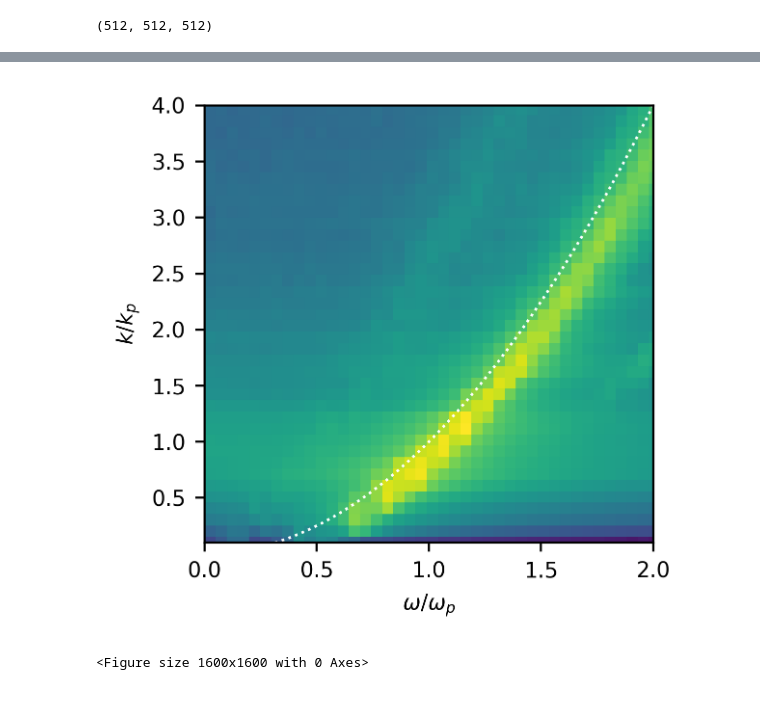
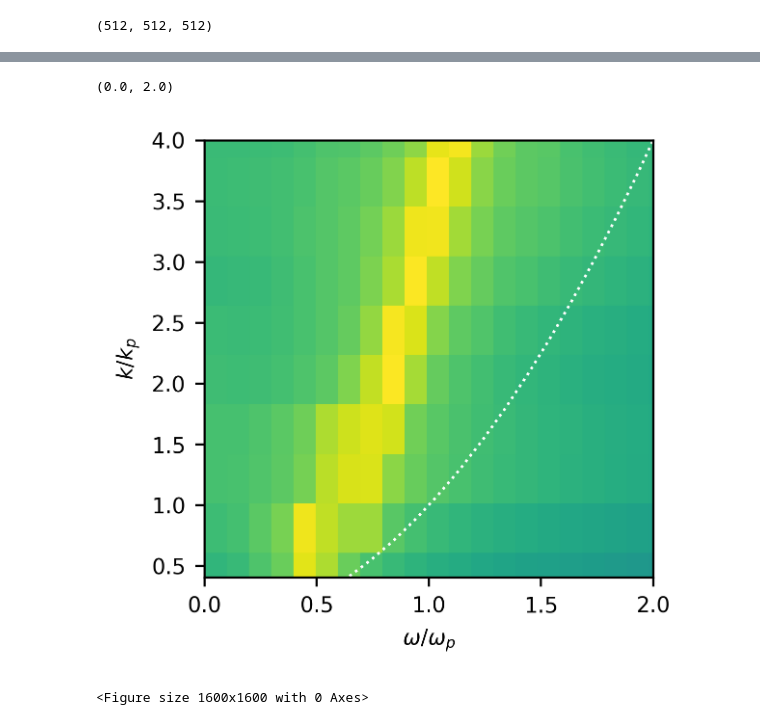
Before and after one commit to DeikeLab/jiarongw-postprocessing, a Jupyter notebook: jupyter_notebook/project_specific/multilayer/PowerSpectrum.ipynb, the cells around one changed output, grey strips where cells are left out. Drawn from its saved outputs; the diff is of its cells as text; code cells hidden in the pictures.

```diff
--- a/jupyter_notebook/project_specific/multilayer/PowerSpectrum.ipynb
+++ b/jupyter_notebook/project_specific/multilayer/PowerSpectrum.ipynb
@@ -78,8 +80,8 @@ data = eta_series
 
 dt = 0.1    # sampling frequency, (Hz)
 # L0 = 500.; N = 512 # Domain size and grid number in each direction
-# L0 = 200.; N = 512 # Domain size and grid number in each direction
-L0 = 50.; N = 512 # Domain size and grid number in each direction
+L0 = 200.; N = 512 # Domain size and grid number in each direction
+# L0 = 50.; N = 512 # Domain size and grid number in each direction
 
 dx = L0/N     # spatial sampling step along X in (m)
 dy = L0/N      # spatial sampling step along Y in (m)
@@ -102,3 +104,37 @@ spectrum_3d = np.fft.fftn(data) / (N*N*Nt)**0.5
 # that zero-frequency component appears at the center of the spectrum
 spectrum_3d = np.fft.fftshift(spectrum_3d, axes=(0,1,2))
 F_3D = (np.absolute(spectrum_3d))**2 / N**2 / Nt / (dkx*dky*domega)
+# %%
+fig = plt.figure(figsize=[2,2]); ax = plt.gca()
+# F_3D has dimension omega*kx*ky
+F_komega = np.zeros((100, F_3D.shape[0])) # F_komega of dimension nr*omega
+lim = 200
+""" The make_r_theta_vals function has theta as axis 0 """
+for i in range(0, F_3D.shape[0]):
+    radii, thetas, F_rtheta = make_r_theta_vals(xs=kx[lim:-lim],ys=ky[lim:-lim],F_xy=F_3D[i][lim:-lim,lim:-lim],ntheta=100,nr=100) # F_rtheta is of dim nr*ntheta
+    dtheta = thetas[1] - thetas[0]
+    F_komega[:,i] = np.sum(F_rtheta*radii*dtheta, axis=0) # Azimuthal average  \int F(k,theta,omega)*k*dtheta
+
+a = 200
+# kp = 2*np.pi/100
+kp = 2*np.pi/40
+# kp = 2*np.pi/10
+omegap = (kp*9.8)**0.5
+psd = plt.pcolormesh(omega[a:-a]/omegap, radii/kp, np.log(F_komega[:,a:-a]/np.max(F_komega[:,a:-a])), vmax=0, vmin=-10)
+
+plt.plot(omega[200:-200]/omegap, (omega[200:-200])**2/9.8/kp, ':', lw=1, c='w')
+cbar = plt.colorbar(psd)
+cbar.set_label(r'$\log(F(k,\omega)/F_{max}) $', labelpad=-2)
+
+plt.xlabel('$\omega/\omega_p$')
+plt.ylabel('$k/k_p$')
+
+ax.set_ylim([radii[1]/kp,6])
+ax.set_xlim([0,4])
+ax.text(-0.3, 1.0, '(b)', transform=ax.transAxes, fontsize='medium', verticalalignment='top')
+
+# fig.savefig('figures/dispersion_500m.pdf', bbox_inches='tight', pad_inches=0)
+# fig.savefig('figures/dispersion_200m_colorbar.pdf', bbox_inches='tight', pad_inches=0)
+fig.savefig('figures_vector/dispersion_200m_colorbar.eps', bbox_inches='tight', pad_inches=0)
+# fig.savefig('figures/dispersion_50m.pdf', bbox_inches='tight', pad_inches=0)
+# plt.plot(omega[a:300], omega[a:300]**2/9.8, '--', 'w', color='w')
@@ -105,34 +143,35 @@ F_3D = (np.absolute(spectrum_3d))**2 / N**2 / Nt / (dkx*dky*domega)
 # %%
 fig = plt.figure(figsize=[3,3]); ax = plt.gca()
 # F_3D has dimension omega*kx*ky
 F_komega = np.zeros((100, F_3D.shape[0])) # F_komega of dimension nr*omega
 lim = 220
 """ The make_r_theta_vals function has theta as axis 0 """
 for i in range(0, F_3D.shape[0]):
     radii, thetas, F_rtheta = make_r_theta_vals(xs=kx[lim:-lim],ys=ky[lim:-lim],F_xy=F_3D[i][lim:-lim,lim:-lim],ntheta=100,nr=100) # F_rtheta is of dim nr*ntheta
     dtheta = thetas[1] - thetas[0]
     F_komega[:,i] = np.sum(F_rtheta*radii*dtheta, axis=0) # Azimuthal average  \int F(k,theta,omega)*k*dtheta
 
 a = 206
 # kp = 2*np.pi/100
-# kp = 2*np.pi/40
-kp = 2*np.pi/10
+kp = 2*np.pi/40
+# kp = 2*np.pi/10
 omegap = (kp*9.8)**0.5
 psd = plt.pcolormesh(omega[a:-a]/omegap, radii/kp, np.log(F_komega[:,a:-a]))
 
 plt.plot(omega[240:-200]/omegap, (omega[240:-200])**2/9.8/kp, ':', lw=1, c='w')
 
 plt.xlabel('$\omega/\omega_p$')
 plt.ylabel('$k/k_p$')
 
 ax.set_ylim([radii[1]/kp,4])
 ax.set_xlim([0,2])
 # fig.savefig('figures/dispersion_500m.pdf', bbox_inches='tight', pad_inches=0)
 # fig.savefig('figures/dispersion_200m.pdf', bbox_inches='tight', pad_inches=0)
-fig.savefig('figures/dispersion_50m.pdf', bbox_inches='tight', pad_inches=0)
+# fig.savefig('figures/dispersion_50m.pdf', bbox_inches='tight', pad_inches=0)
 # plt.plot(omega[a:300], omega[a:300]**2/9.8, '--', 'w', color='w')
 # %% [output]
+(0.0, 2.0)
-[figure, old version]
+[figure, new version]
 # %%
 """ Notice: plt.imshow and plt.pcolormesh seem to plot opposite in the first axis!!!! """
 
```
Also changed, not shown: parts of 17 cells of this notebook, 19 other files.
